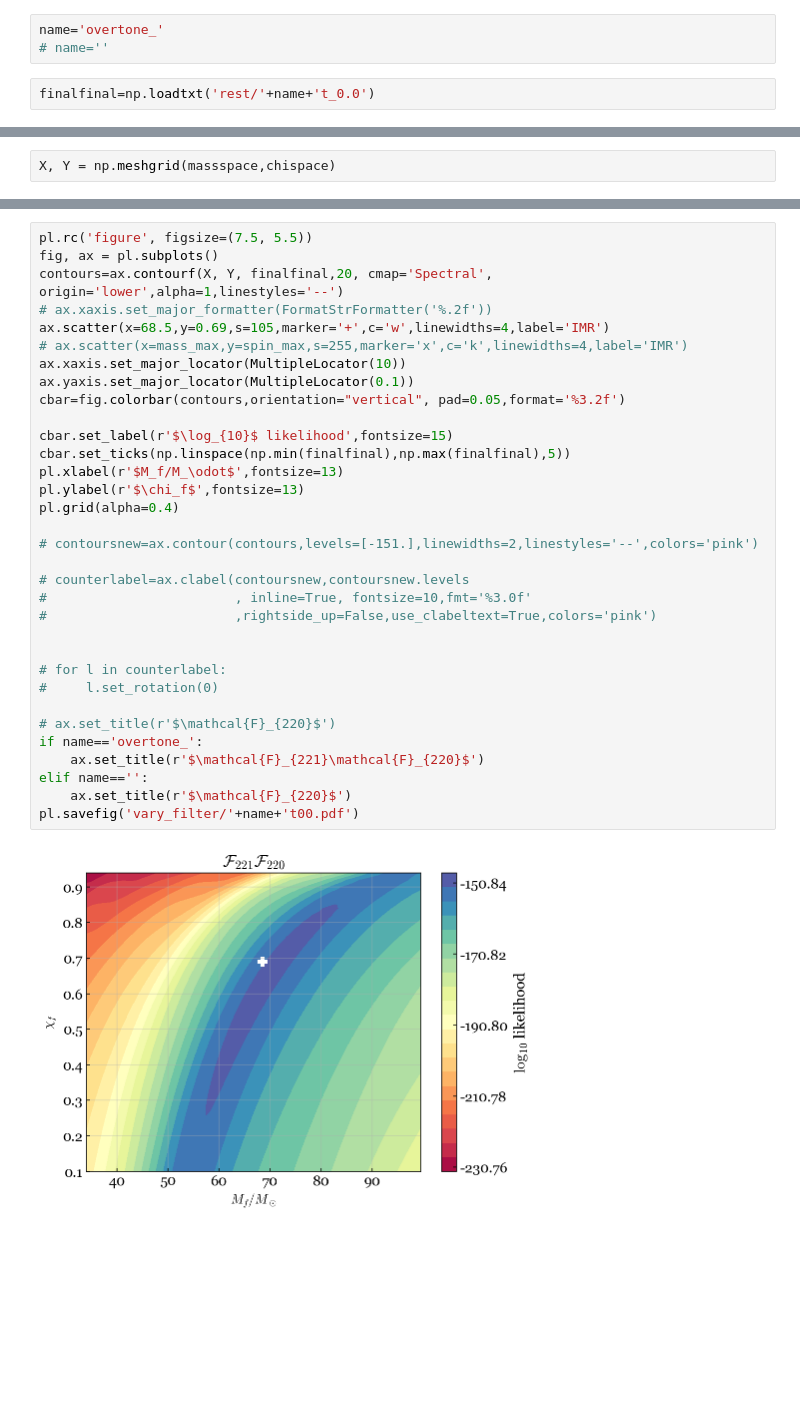
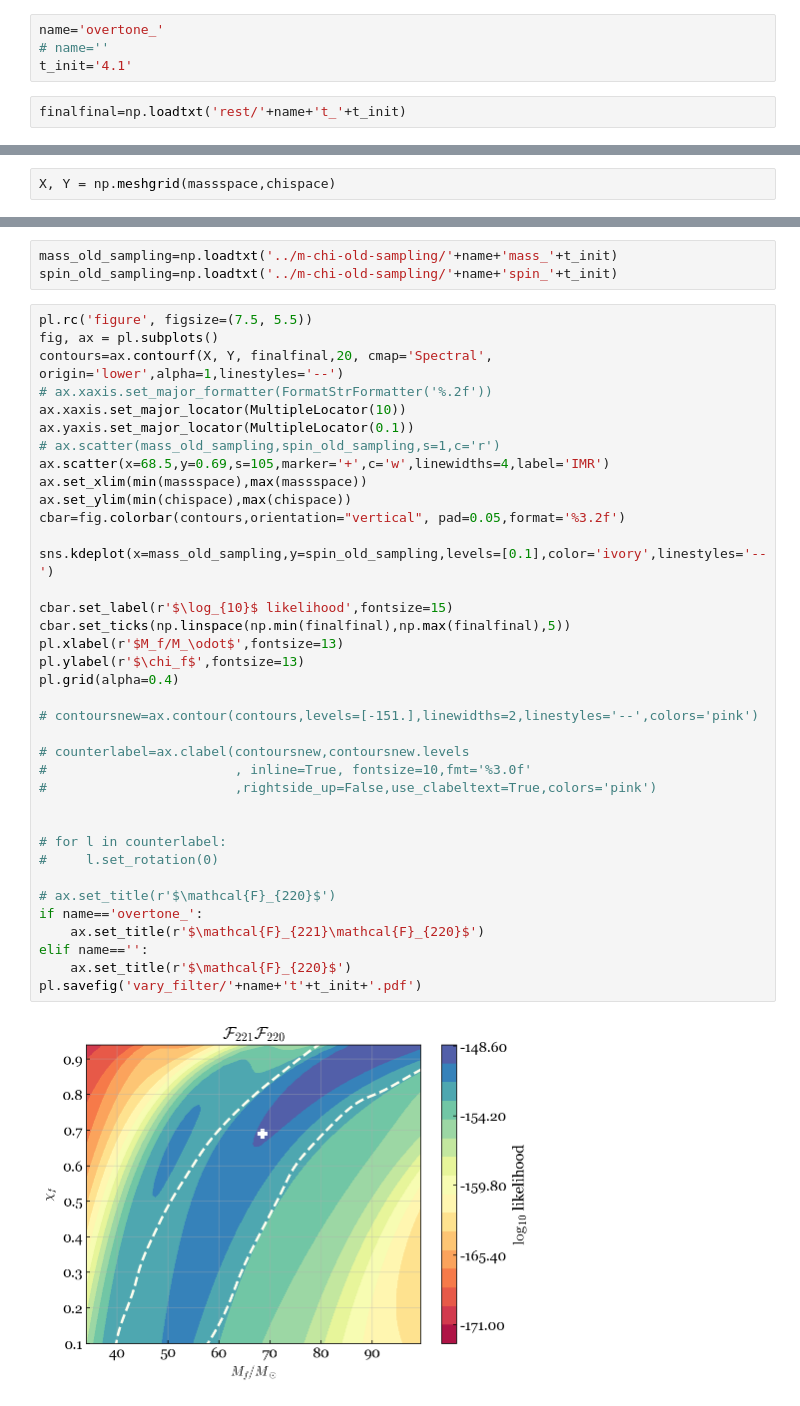
Before and after one commit to Sizheng-Ma/ringdown, a Jupyter notebook: docs/examples/GW150914/plot.ipynb, the cells around one changed output, grey strips where cells are left out. Drawn from its saved outputs; the diff is of its cells as text; blank space fills up the shorter version.

```diff
--- a/docs/examples/GW150914/plot.ipynb
+++ b/docs/examples/GW150914/plot.ipynb
@@ -41,8 +42,9 @@ pl.rcParams.update({'text.usetex': False,
 # %%
 name='overtone_'
 # name=''
+t_init='4.1'
 # %%
-finalfinal=np.loadtxt('rest/'+name+'t_0.0')
+finalfinal=np.loadtxt('rest/'+name+'t_'+t_init)
 # %%
 chispace=np.arange(0.1,0.95,0.02)
 massspace=np.arange(34,100,0.5)
@@ -55,35 +53,42 @@ spin_max=Y.flatten()[np.argmax(finalfinal.flatten())]
+# %%
+mass_old_sampling=np.loadtxt('../m-chi-old-sampling/'+name+'mass_'+t_init)
+spin_old_sampling=np.loadtxt('../m-chi-old-sampling/'+name+'spin_'+t_init)
 # %%
 pl.rc('figure', figsize=(7.5, 5.5))
 fig, ax = pl.subplots()
 contours=ax.contourf(X, Y, finalfinal,20, cmap='Spectral', origin='lower',alpha=1,linestyles='--')
 # ax.xaxis.set_major_formatter(FormatStrFormatter('%.2f'))
-ax.scatter(x=68.5,y=0.69,s=105,marker='+',c='w',linewidths=4,label='IMR')
-# ax.scatter(x=mass_max,y=spin_max,s=255,marker='x',c='k',linewidths=4,label='IMR')
 ax.xaxis.set_major_locator(MultipleLocator(10))
 ax.yaxis.set_major_locator(MultipleLocator(0.1))
+# ax.scatter(mass_old_sampling,spin_old_sampling,s=1,c='r')
+ax.scatter(x=68.5,y=0.69,s=105,marker='+',c='w',linewidths=4,label='IMR')
+ax.set_xlim(min(massspace),max(massspace))
+ax.set_ylim(min(chispace),max(chispace))
 cbar=fig.colorbar(contours,orientation="vertical", pad=0.05,format='%3.2f')
+
+sns.kdeplot(x=mass_old_sampling,y=spin_old_sampling,levels=[0.1],color='ivory',linestyles='--')
 
 cbar.set_label(r'$\log_{10}$ likelihood',fontsize=15)
 cbar.set_ticks(np.linspace(np.min(finalfinal),np.max(finalfinal),5))
 pl.xlabel(r'$M_f/M_\odot$',fontsize=13)
 pl.ylabel(r'$\chi_f$',fontsize=13)
 pl.grid(alpha=0.4)
 
 # contoursnew=ax.contour(contours,levels=[-151.],linewidths=2,linestyles='--',colors='pink')
 
 # counterlabel=ax.clabel(contoursnew,contoursnew.levels
 #                        , inline=True, fontsize=10,fmt='%3.0f'
 #                        ,rightside_up=False,use_clabeltext=True,colors='pink')
 
 
 # for l in counterlabel:
 #     l.set_rotation(0)
 
 # ax.set_title(r'$\mathcal{F}_{220}$')
 if name=='overtone_':
     ax.set_title(r'$\mathcal{F}_{221}\mathcal{F}_{220}$')
 elif name=='':
     ax.set_title(r'$\mathcal{F}_{220}$')
-pl.savefig('vary_filter/'+name+'t00.pdf')
+pl.savefig('vary_filter/'+name+'t'+t_init+'.pdf')
 # %% [output]
-[figure, old version]
+[figure, new version]
```
Also changed, not shown: parts of 5 cells of this notebook, 4 other files.
